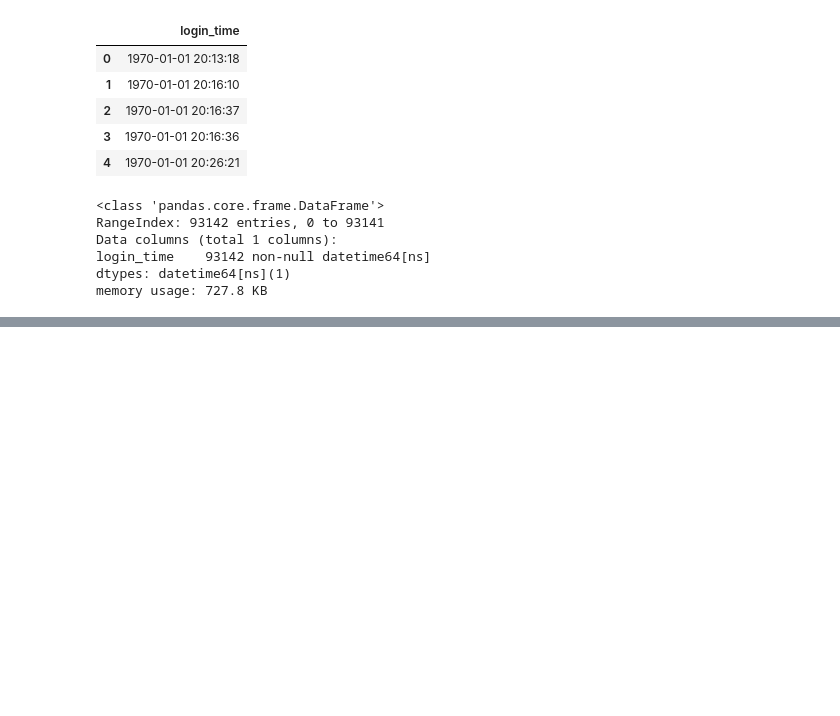
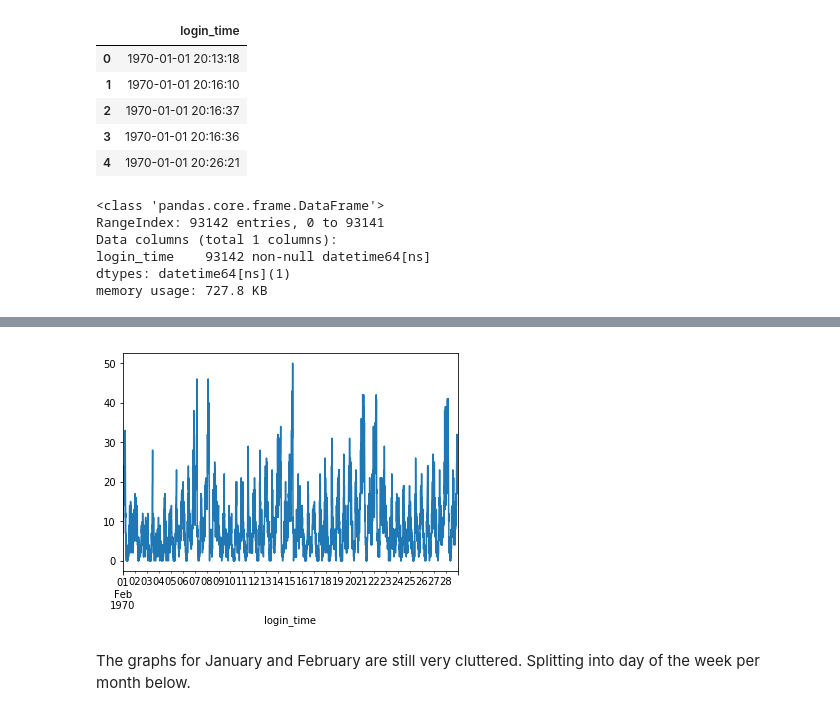
Before and after one commit to cisco3775/Take-Home-Challenge, a Jupyter notebook: Take-Home Challenge Ultimate Technologies Inc..ipynb, the cells around one changed output, grey strips where cells are left out. Saved outputs shown, nothing was run; the diff lists cells and outputs as text; code cells hidden in the pictures; blank space fills up the shorter version.

```diff
--- a/Take-Home Challenge Ultimate Technologies Inc..ipynb
+++ b/Take-Home Challenge Ultimate Technologies Inc..ipynb
@@ -42,0 +69,8 @@ logins
+# %%
+feb = logins_15['1970-02-01':'1970-02-28']
+feb['count'].plot()
+plt.show()
+# %% [output]
+[figure, added]
+# %% [markdown]
+The graphs for January and February are still very cluttered. Splitting into day of the week per month below.
```
Also changed, not shown: parts of 83 cells of this notebook.
